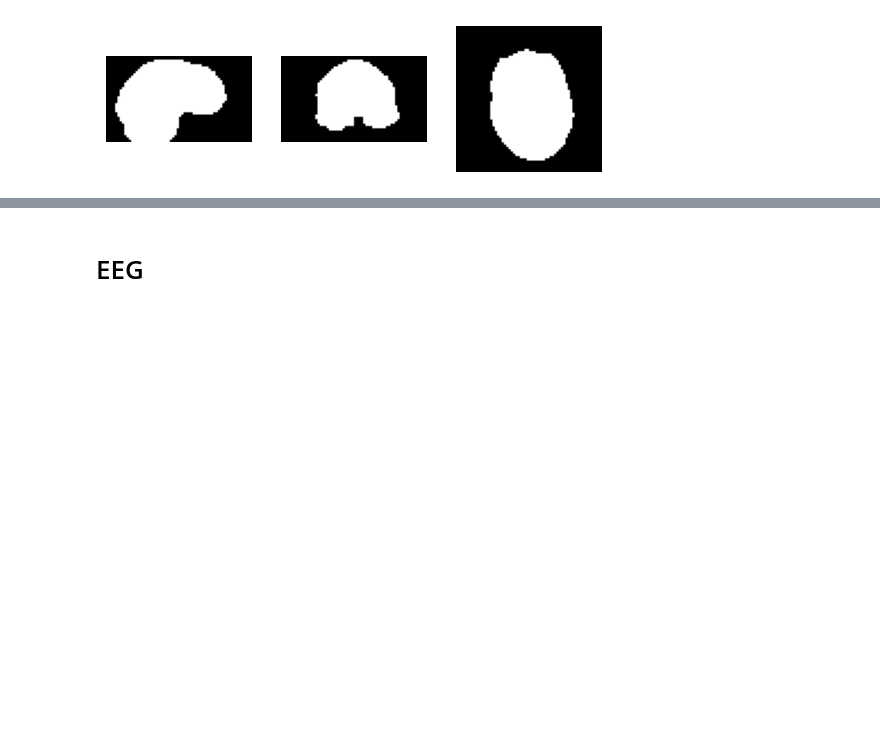
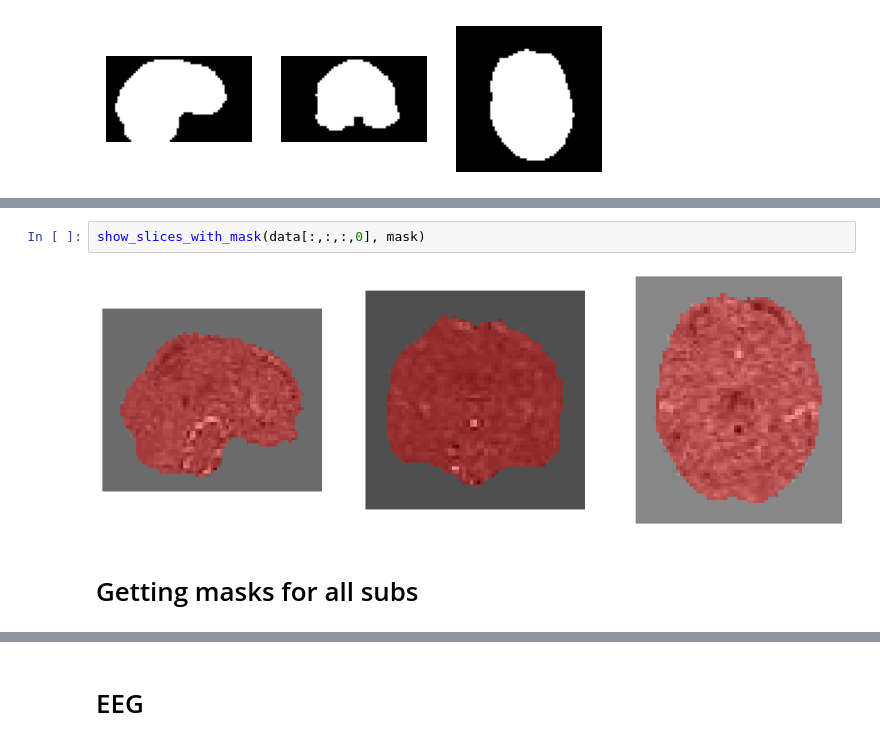
Before and after one commit to intsystems/CreationOfIntelligentSystems_Simultaneous_fMRI-EEG, a Jupyter notebook: code/data/data_visualization.ipynb, the cells around one changed output, grey strips where cells are left out. Saved outputs shown, nothing was run; the diff lists cells and outputs as text; blank space fills up the shorter version.

```diff
--- a/code/data/data_visualization.ipynb
+++ b/code/data/data_visualization.ipynb
@@ -121,0 +154,6 @@ show_slices([slice_0, slice_1, slice_2])
+# %%
+show_slices_with_mask(data[:,:,:,0], mask)
+# %% [output]
+[figure, added]
+# %% [markdown]
+# Getting masks for all subs
```
Also changed, not shown: parts of 16 cells of this notebook, 12 other files.
